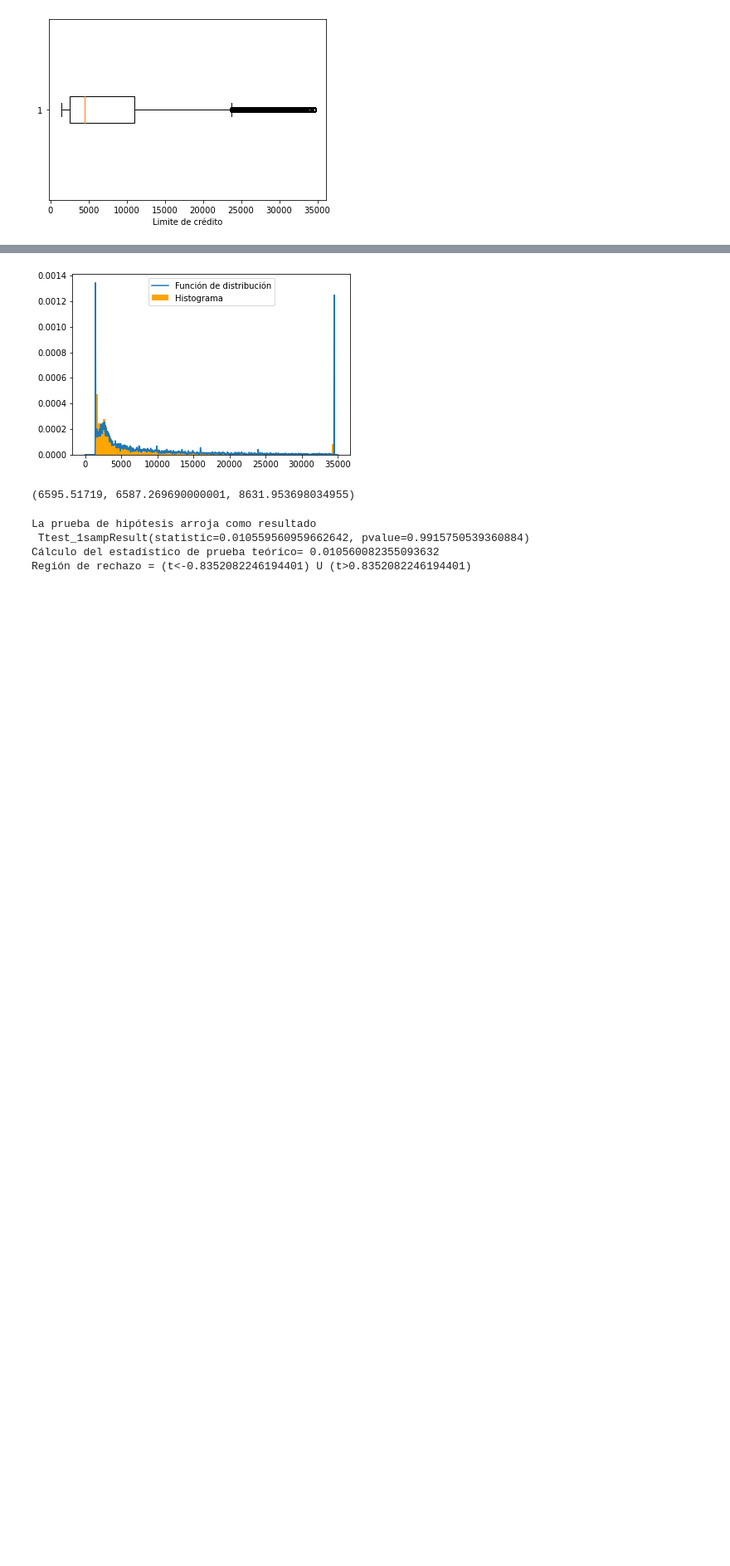
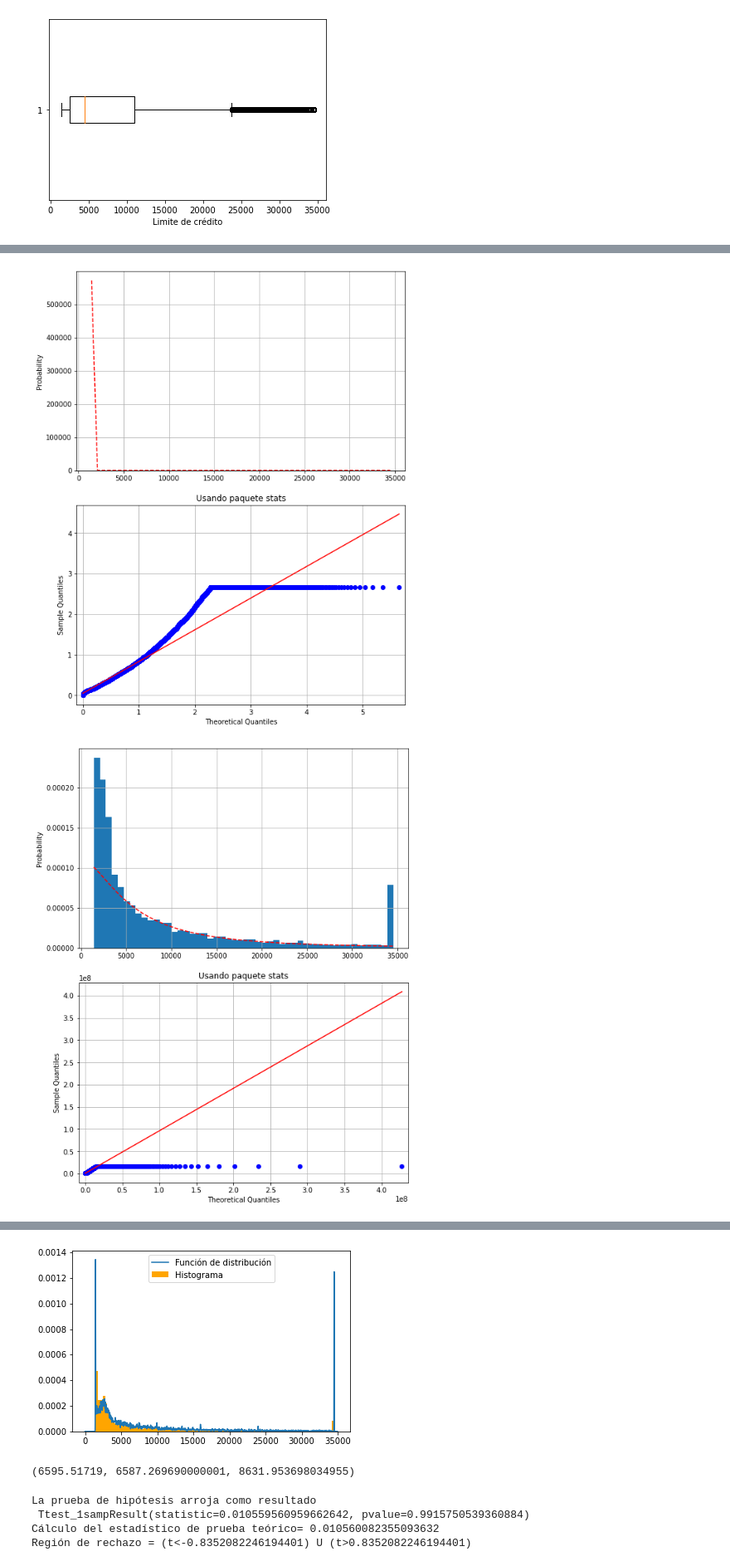
Before and after one commit to IvanArellanoRuelas/ProyectoModulo1_ArellanoI_LafargaI, a Jupyter notebook: ProyectoModulo2_Arellano_Lafarga.ipynb, the cells around one changed output, grey strips where cells are left out. Shown at 83% size. Saved outputs shown, nothing was run; the diff lists cells and outputs as text; code cells hidden in the pictures; blank space fills up the shorter version.

```diff
--- a/ProyectoModulo2_Arellano_Lafarga.ipynb
+++ b/ProyectoModulo2_Arellano_Lafarga.ipynb
@@ -245,0 +259,8 @@ q_q(N_1,'exponnorm')
+# %%
+for i in range(70,80):
+    try: q_q(N_1, a[i])
+    except ValueError:
+            pass
+# %% [output]
+[figure, added]
+[figure, added]
```
Also changed, not shown: parts of 36 cells of this notebook.
